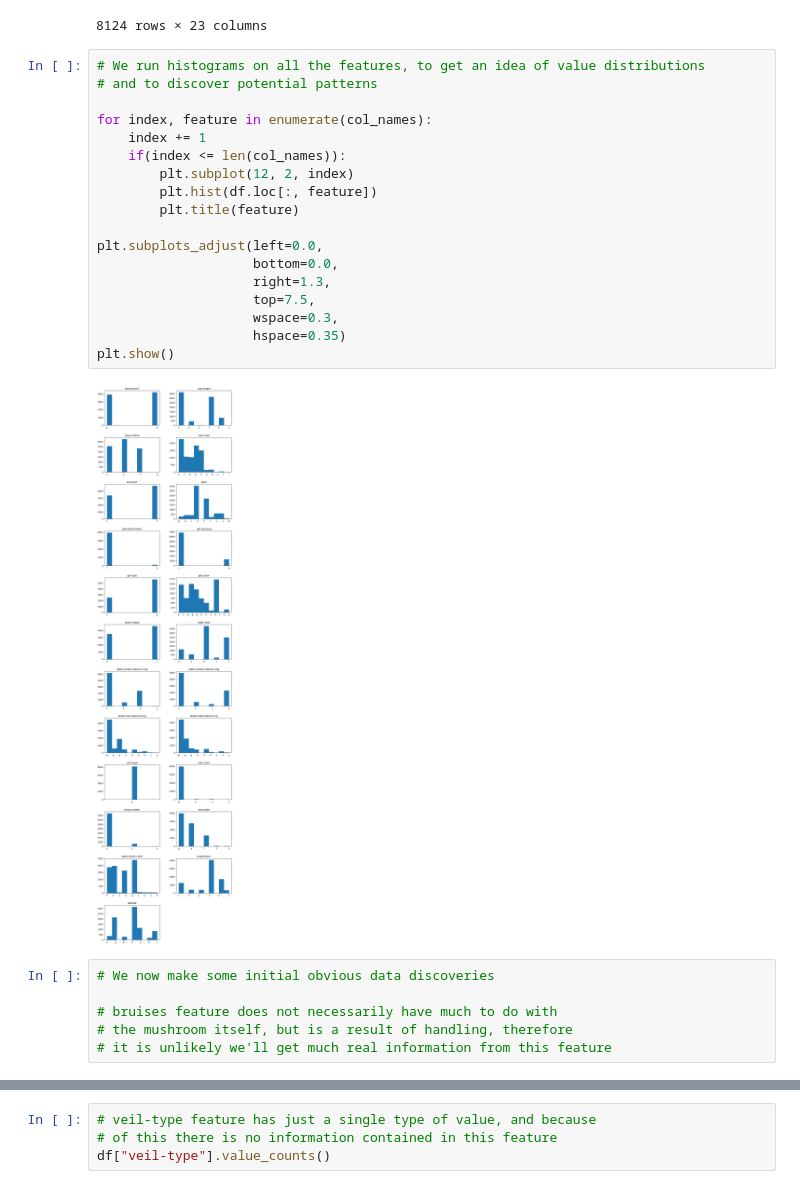
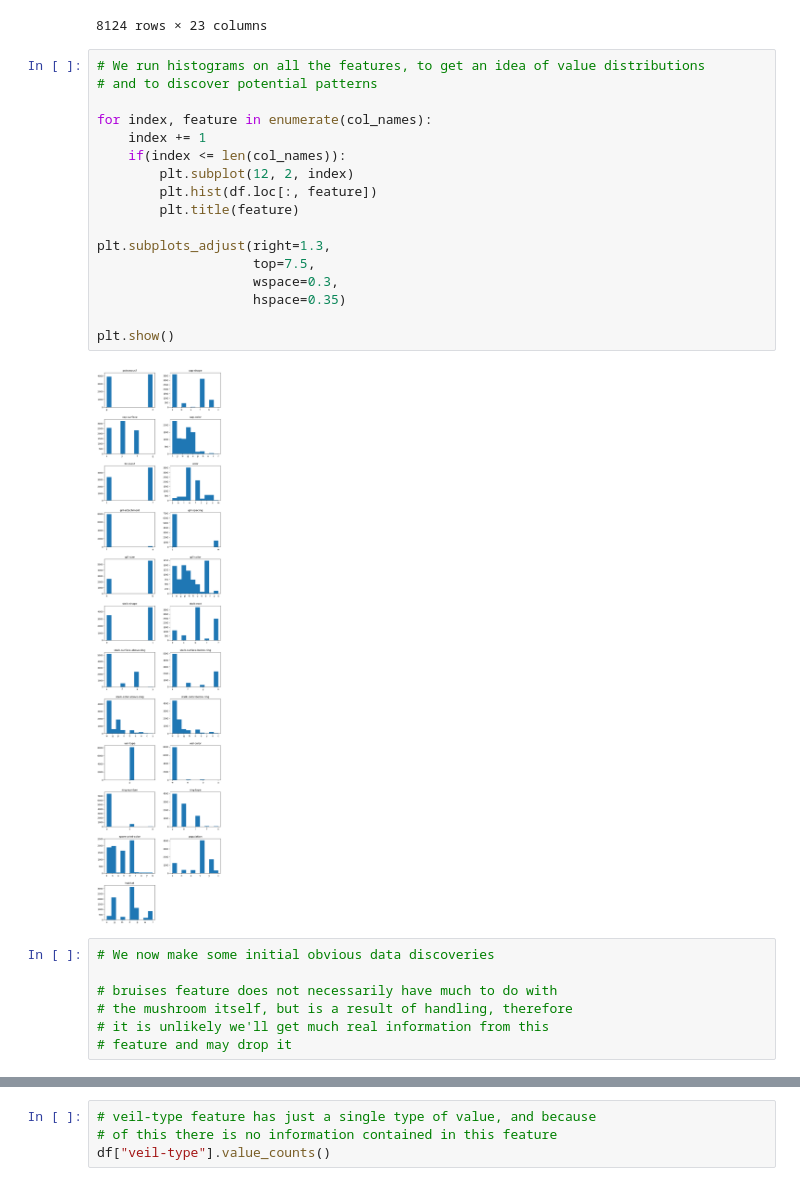
Before and after one commit to theamici/Epic-Machine-Learning-Task-Force, a Jupyter notebook: Task1.ipynb, the cells around one changed output, grey strips where cells are left out. Drawn from its saved outputs; the diff is of its cells as text.

```diff
--- a/Task1.ipynb
+++ b/Task1.ipynb
@@ -60,28 +60,28 @@ display(df)
 # %%
 # We run histograms on all the features, to get an idea of value distributions
 # and to discover potential patterns
 
 for index, feature in enumerate(col_names):
     index += 1
     if(index <= len(col_names)):
         plt.subplot(12, 2, index)
         plt.hist(df.loc[:, feature])
         plt.title(feature)
 
-plt.subplots_adjust(left=0.0,
-                    bottom=0.0,
-                    right=1.3,
+plt.subplots_adjust(right=1.3,
                     top=7.5,
                     wspace=0.3,
                     hspace=0.35)
+
 plt.show()
 # %% [output]
-[figure, old version]
+[figure, new version]
 # %%
 # We now make some initial obvious data discoveries
 
 # bruises feature does not necessarily have much to do with
 # the mushroom itself, but is a result of handling, therefore
-# it is unlikely we'll get much real information from this feature
+# it is unlikely we'll get much real information from this
+# feature and may drop it
 # %%
 # stalk-root feature has a large proportion of missing values,
```
Also changed, not shown: parts of 11 cells of this notebook.
